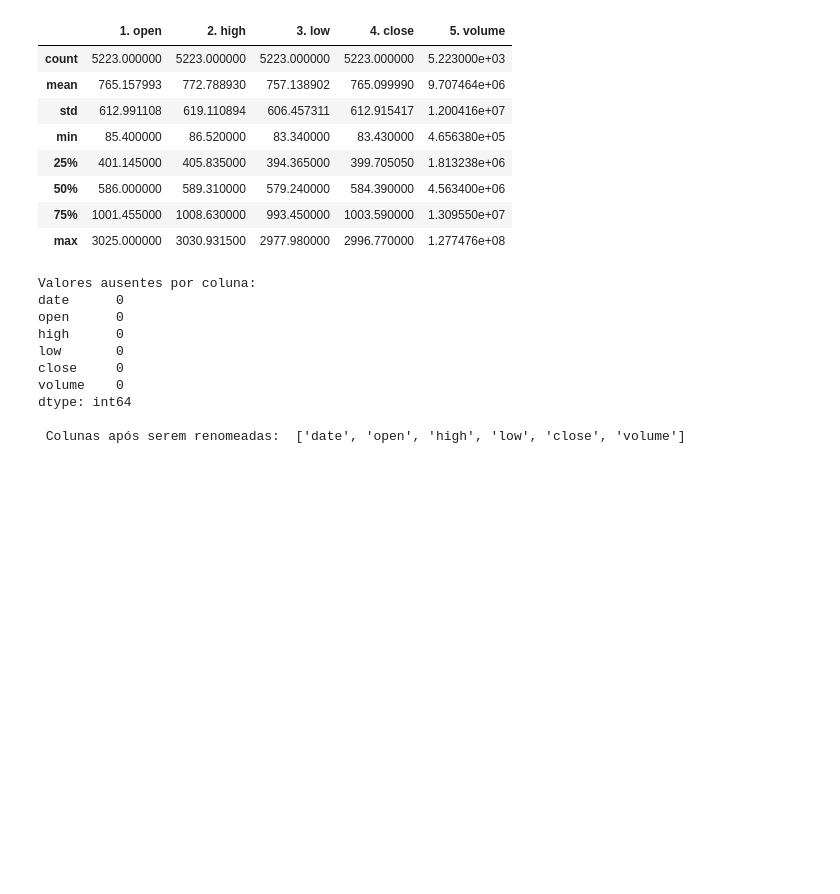
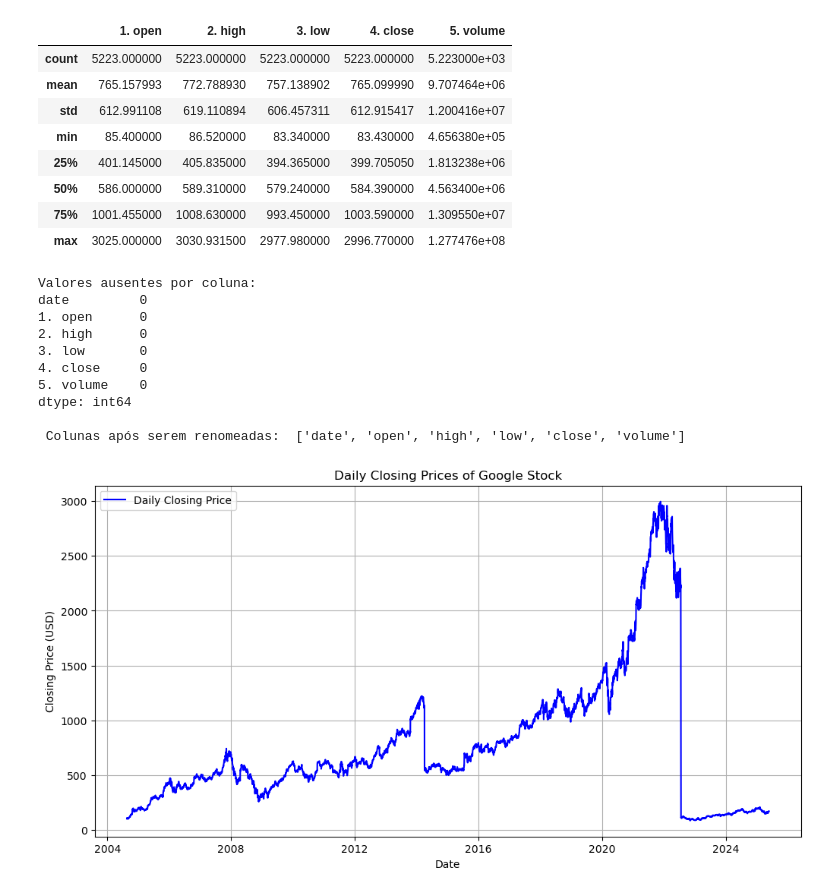
Before and after one commit to wellisonS/google-stock, a Jupyter notebook: EDA.ipynb, the cells around one changed output. Cells and saved outputs as stored; diff of their text form; code cells hidden in the pictures; blank space fills up the shorter version.

```diff
--- a/EDA.ipynb
+++ b/EDA.ipynb
@@ -8,6 +13,6 @@ import seaborn as sns
 # %%
-df = pd.read_csv('googl_daily_prices.csv')
-df.head()
+google_data = pd.read_csv('googl_daily_prices.csv')
+google_data.head()
 # %% [output]
 |  | date | 1. open | 2. high | 3. low | 4. close | 5. volume |
 | 0 | 2025-05-21 | 163.690 | 173.140 | 163.5600 | 168.56 | 71569839.0 |
@@ -48,21 +53,33 @@ df.describe()
 | 75% | 1001.455000 | 1008.630000 | 993.450000 | 1003.590000 | 1.309550e+07 |
 | max | 3025.000000 | 3030.931500 | 2977.980000 | 2996.770000 | 1.277476e+08 |
 # %%
-missing_values = df.isnull().sum()
+missing_values = google_data.isnull().sum()
 print('Valores ausentes por coluna:')
 print(missing_values)
 
 #renomeando as colunas
-df.columns = [col.split('. ')[-1].strip() if '. ' in col else col for col in df.columns ]
-print('\n Colunas após serem renomeadas: ', df.columns.tolist())
+google_data.columns = [col.split('. ')[-1].strip() if '. ' in col else col for col in google_data.columns ]
+print('\n Colunas após serem renomeadas: ', google_data.columns.tolist())
 # %% [output]
 Valores ausentes por coluna:
-date      0
-open      0
-high      0
-low       0
-close     0
-volume    0
+date         0
+1. open      0
+2. high      0
+3. low       0
+4. close     0
+5. volume    0
 dtype: int64
 
  Colunas após serem renomeadas:  ['date', 'open', 'high', 'low', 'close', 'volume']
+# %%
+google_data['date'] = pd.to_datetime(google_data['date'])
+plt.figure(figsize=(12, 6))
+plt.plot(google_data['date'], google_data['close'], label='Daily Closing Price', color='blue')
+plt.title('Daily Closing Prices of Google Stock')
+plt.xlabel('Date')
+plt.ylabel('Closing Price (USD)')
+plt.legend()
+plt.grid()
+plt.show()
+# %% [output]
+[figure, added]
```
Also changed, not shown: parts of 12 cells of this notebook.
